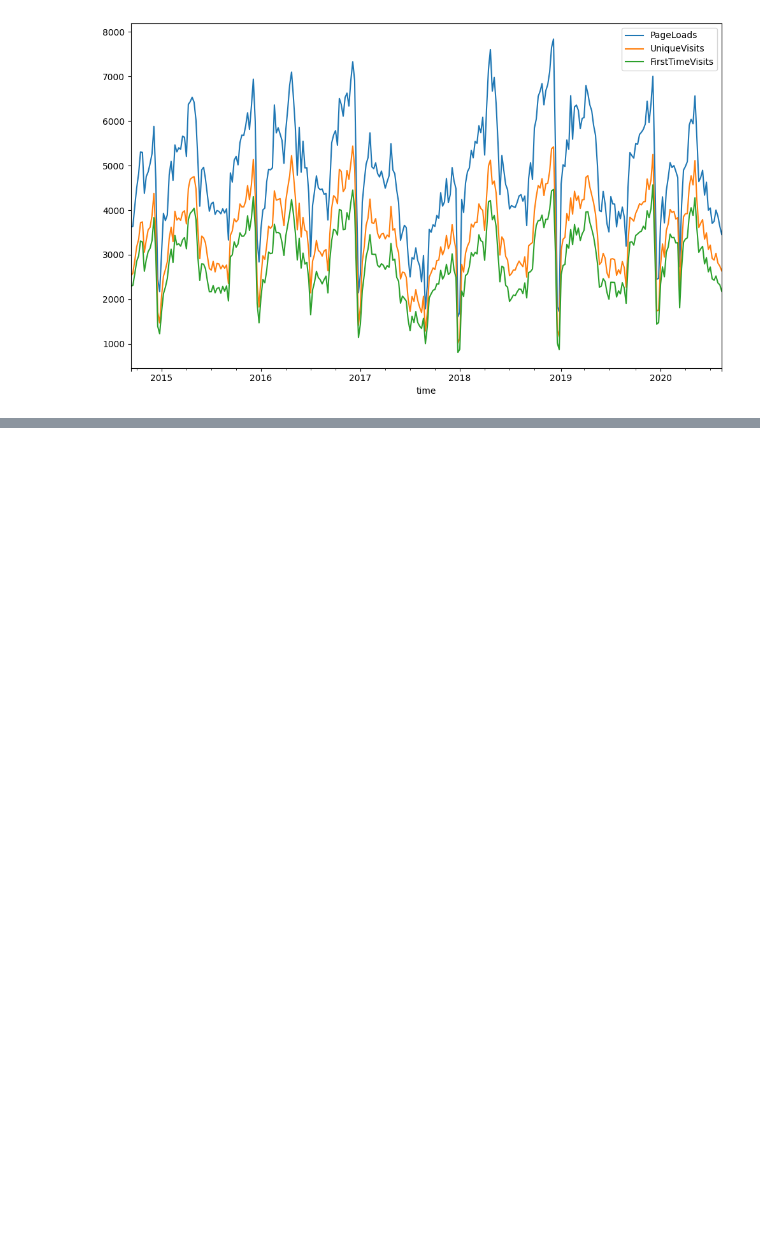
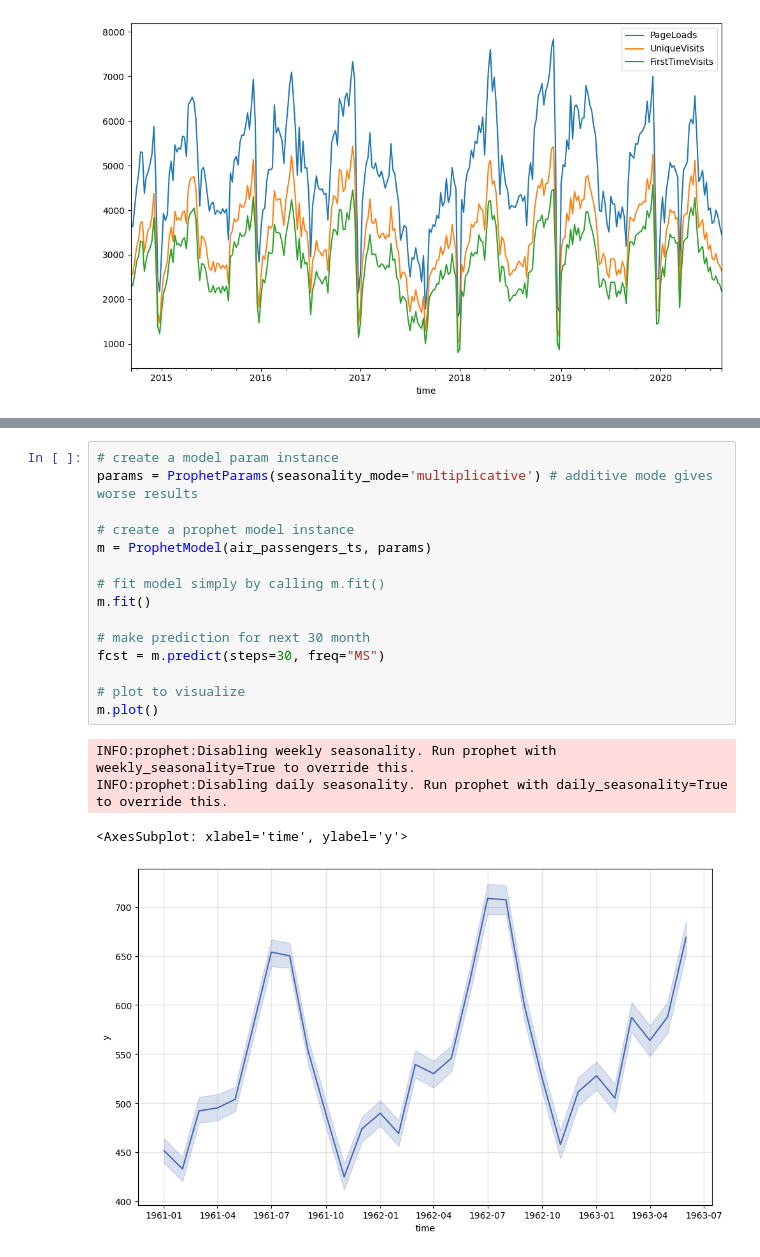
Before and after one commit to critobfer/Kats, a Jupyter notebook: tutorials/TFG.ipynb, the cells around one changed output, grey strips where cells are left out. Cells and saved outputs as stored; diff of their text form; blank space fills up the shorter version.

```diff
--- a/tutorials/TFG.ipynb
+++ b/tutorials/TFG.ipynb
@@ -93,0 +428,20 @@ plt.show()
+# %%
+# create a model param instance
+params = ProphetParams(seasonality_mode='multiplicative') # additive mode gives worse results
+
+# create a prophet model instance
+m = ProphetModel(air_passengers_ts, params)
+
+# fit model simply by calling m.fit()
+m.fit()
+
+# make prediction for next 30 month
+fcst = m.predict(steps=30, freq="MS")
+
+# plot to visualize
+m.plot()
+# %% [output]
+INFO:prophet:Disabling weekly seasonality. Run prophet with weekly_seasonality=True to override this.
+INFO:prophet:Disabling daily seasonality. Run prophet with daily_seasonality=True to override this.
+<AxesSubplot: xlabel='time', ylabel='y'>
+[figure, added]
```
Also changed, not shown: parts of 20 cells of this notebook.
